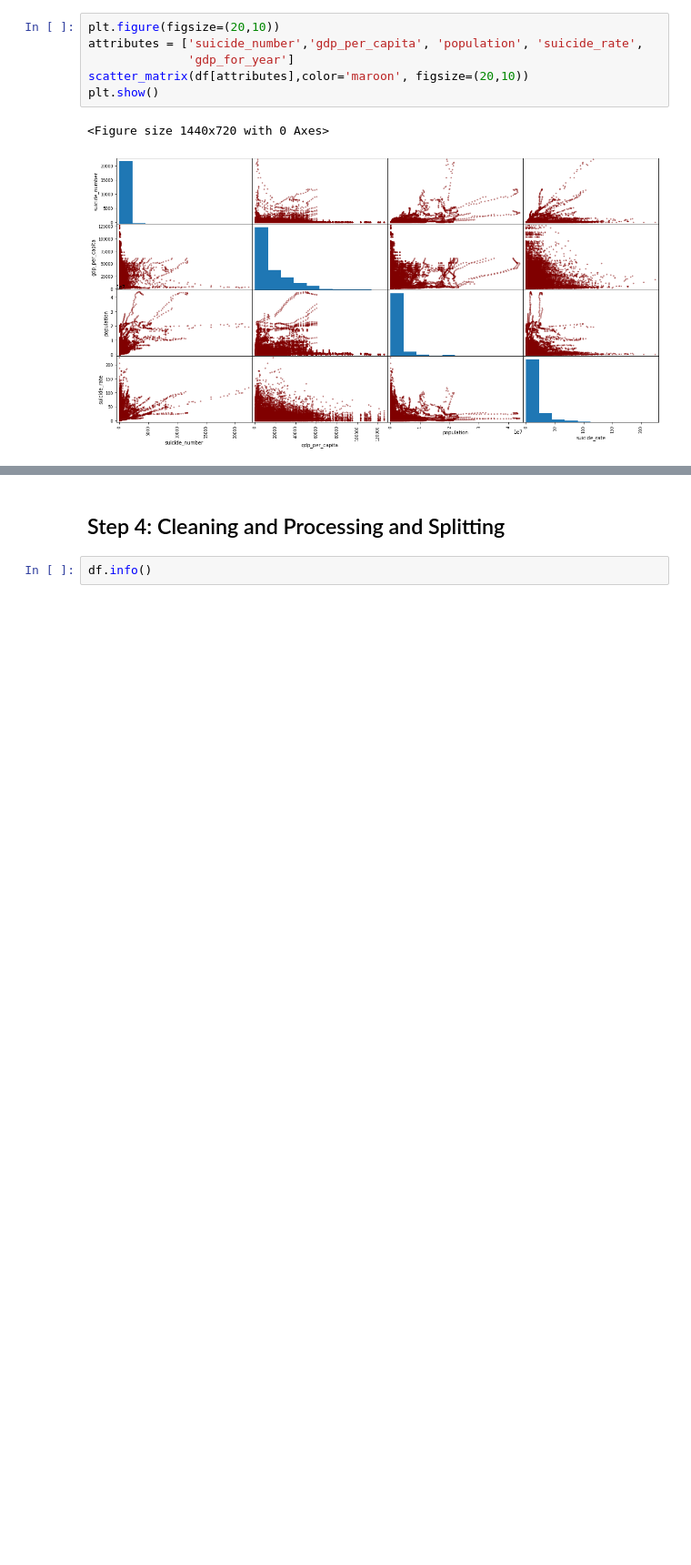
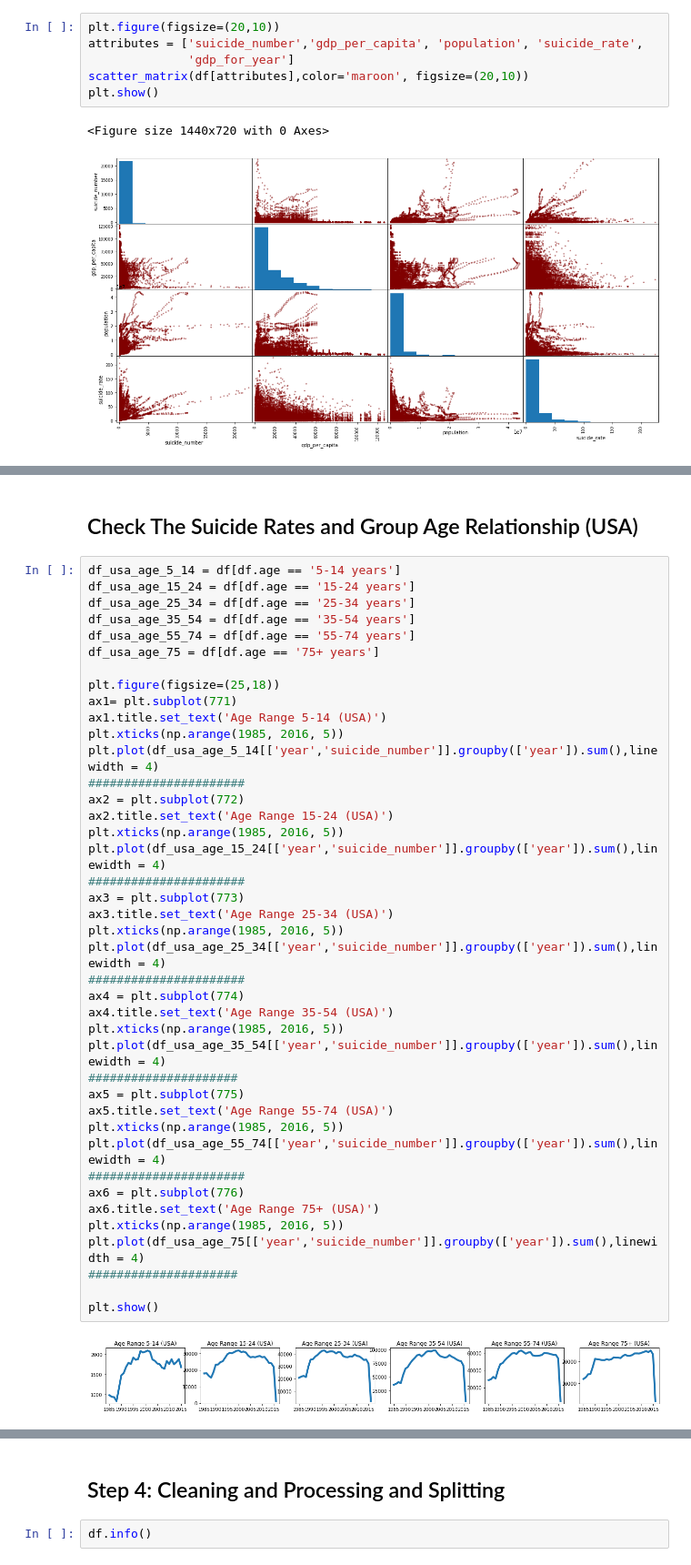
Before and after one commit to ahmedmagde/CDC-Micro-Mental-Project, a Jupyter notebook: CDC-Micro-Mental-Project.ipynb, the cells around one changed output, grey strips where cells are left out. Shown at 91% size. Saved outputs shown, nothing was run; the diff lists cells and outputs as text; blank space fills up the shorter version.

```diff
--- a/CDC-Micro-Mental-Project.ipynb
+++ b/CDC-Micro-Mental-Project.ipynb
@@ -448,0 +492,45 @@ plt.show()
+# %% [markdown]
+## Check The Suicide Rates and Group Age Relationship (USA)
+# %%
+df_usa_age_5_14 = df[df.age == '5-14 years']
+df_usa_age_15_24 = df[df.age == '15-24 years']
+df_usa_age_25_34 = df[df.age == '25-34 years']
+df_usa_age_35_54 = df[df.age == '35-54 years']
+df_usa_age_55_74 = df[df.age == '55-74 years']
+df_usa_age_75 = df[df.age == '75+ years']
+
+plt.figure(figsize=(25,18))
+ax1= plt.subplot(771)
+ax1.title.set_text('Age Range 5-14 (USA)')
+plt.xticks(np.arange(1985, 2016, 5))
+plt.plot(df_usa_age_5_14[['year','suicide_number']].groupby(['year']).sum(),linewidth = 4)
+######################
+ax2 = plt.subplot(772)
+ax2.title.set_text('Age Range 15-24 (USA)')
+plt.xticks(np.arange(1985, 2016, 5))
+plt.plot(df_usa_age_15_24[['year','suicide_number']].groupby(['year']).sum(),linewidth = 4)
+######################
+ax3 = plt.subplot(773)
+ax3.title.set_text('Age Range 25-34 (USA)')
+plt.xticks(np.arange(1985, 2016, 5))
+plt.plot(df_usa_age_25_34[['year','suicide_number']].groupby(['year']).sum(),linewidth = 4)
+######################
+ax4 = plt.subplot(774)
+ax4.title.set_text('Age Range 35-54 (USA)')
+plt.xticks(np.arange(1985, 2016, 5))
+plt.plot(df_usa_age_35_54[['year','suicide_number']].groupby(['year']).sum(),linewidth = 4)
+#####################
+ax5 = plt.subplot(775)
+ax5.title.set_text('Age Range 55-74 (USA)')
+plt.xticks(np.arange(1985, 2016, 5))
+plt.plot(df_usa_age_55_74[['year','suicide_number']].groupby(['year']).sum(),linewidth = 4)
+######################
+ax6 = plt.subplot(776)
+ax6.title.set_text('Age Range 75+ (USA)')
+plt.xticks(np.arange(1985, 2016, 5))
+plt.plot(df_usa_age_75[['year','suicide_number']].groupby(['year']).sum(),linewidth = 4)
+#####################
+
+plt.show()
+# %% [output]
+[figure, added]
```
Also changed, not shown: parts of 35 cells of this notebook.
